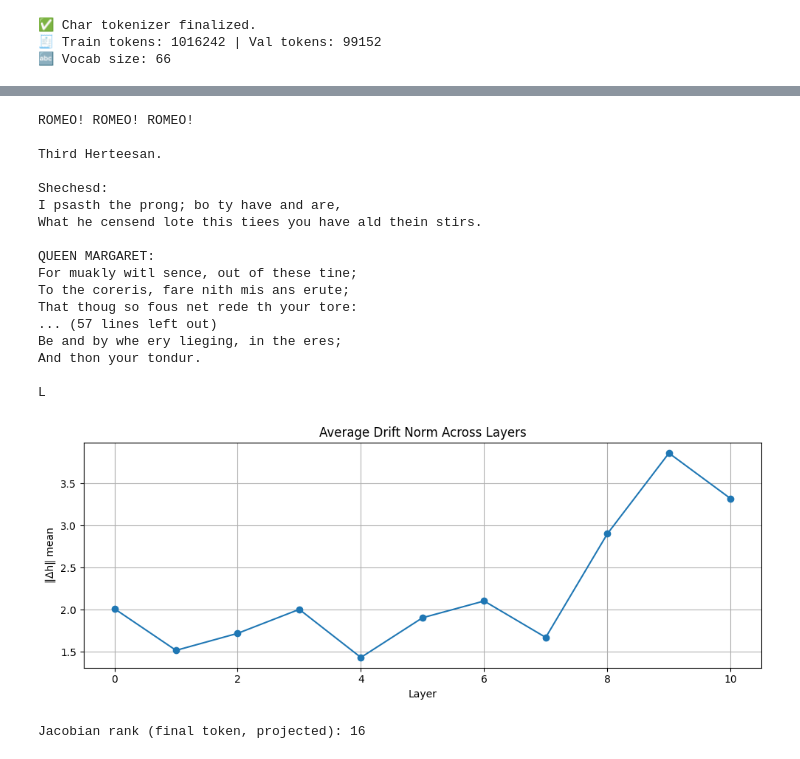
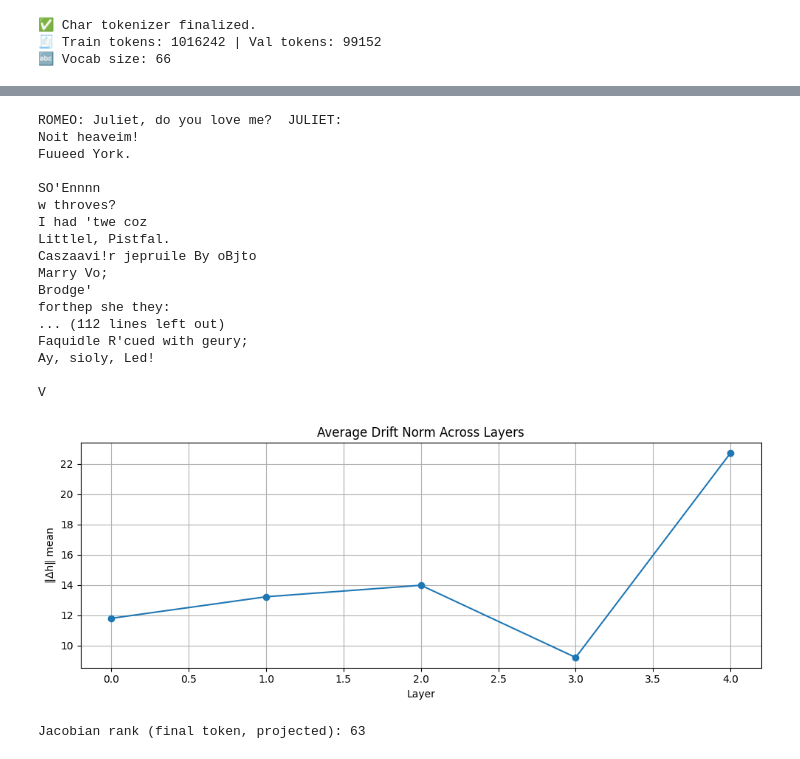
Before and after one commit to falseywinchnet/PyITD, a Jupyter notebook: tiny.ipynb, the cells around one changed output, grey strips where cells are left out. Cells and saved outputs as stored; diff of their text form; code cells hidden in the pictures.

```diff
--- a/tiny.ipynb
+++ b/tiny.ipynb
@@ -382,7 +467,7 @@ print(f"🔤 Vocab size: {len(stoi)}")
 🧾 Train tokens: 1016242 | Val tokens: 99152
 🔤 Vocab size: 66
 # %%
-import os
+# import os
 import pickle
 import numpy as np
 from torch.utils.data import DataLoader, Dataset
@@ -394,7 +479,7 @@ device = "cuda" if torch.cuda.is_available() else "cpu"
 
 # === Config ===
 data_dir = "./babylm_char_tokenized"  # <- char-tokenized data
-block_size = 2048
+block_size = 1024
 batch_size = 8
 
 # === Load tokenizer metadata ===
@@ -402,7 +487,7 @@ with open(os.path.join(data_dir, 'meta.pkl'), 'rb') as f:
     meta = pickle.load(f)
 vocab_size = meta['vocab_size']
 
-# === Load mmap data (char-level tokens, uint16) ===
+# === Load mmap edata (char-level tokens, uint16) ===
 train_ids = np.memmap(os.path.join(data_dir, 'train.bin'), dtype=np.uint16, mode='r')
 val_ids   = np.memmap(os.path.join(data_dir, 'val.bin'),   dtype=np.uint16, mode='r')
 
@@ -450,9 +535,8 @@ class GPUBatchDataset(Dataset):
 
 config = GPTConfig(
     vocab_size=len(stoi),
-    n_layer=12,
-    n_embd=16,
-    dropout=0.1,
+    n_layer=6,
+    n_embd=64,
     block_size=block_size
 )
 train_dataset = GPUBatchDataset(train_ids, block_size, batch_size, device, pad_len=0)
@@ -461,5 +545,4 @@ train_loader  = DataLoader(train_dataset, batch_size=1, shuffle=False, num_worke
 
 model = GPT(config)
 
-
 model = model.to(device)
@@ -548,0 +637,10 @@ KeyboardInterrupt:
+# %%
+CEmodel = UnigramModel(vocab_size).to(device)
+
+# evaluate on validation
+for X, Y in val_loader:  # build a DataLoader for val_ids
+    _, loss = CEmodel(X, targets=Y)
+    print("CE (nats):", loss.item())
+    print("BPC:", loss.item() / torch.log(torch.tensor(2.0)))
+    print("PPL:", torch.exp(loss).item())
+    break
@@ -839,7 +791,7 @@ with open("./babylm_char_tokenized/meta.pkl", "rb") as f:
 stoi = meta["stoi"]
 itos = meta["itos"]
 
-prompt = "ROMEO! ROMEO! ROMEO!"
+prompt = "ROMEO: Juliet, do you love me?  JULIET:"
 generated = decode_sequence_char(
     model=model,
     stoi=stoi,
@@ -850,28 +802,28 @@ generated = decode_sequence_char(
     use_fenchel=False,
     tau=1.5,
     fenchel_iters=2,
-    temperature=0.8
+    temperature=2.0
 )
 
 print(generated)
 # %% [output]
-ROMEO! ROMEO! ROMEO!
+ROMEO: Juliet, do you love me?  JULIET:
+Noit heaveim!
+Fuueed York.
 
-Third Herteesan.
+SO'Ennnn
+w throves?
+I had 'twe coz
+Littlel, Pistfal.
+Caszaavi!r jepruile By oBjto
+Marry Vo;
+Brodge'
+forthep she they:
+... (112 lines left out)
+Faquidle R'cued with geury;
+Ay, sioly, Led!
 
-Shechesd:
-I psasth the prong; bo ty have and are,
-What he censend lote this tiees you have ald thein stirs.
-
-QUEEN MARGARET:
-For muakly witl sence, out of these tine;
-To the coreris, fare nith mis ans erute;
-That thoug so fous net rede th your tore:
-... (57 lines left out)
-Be and by whe ery lieging, in the eres;
-And thon your tondur.
-
-L
+V
 # %%
 import torch
 import numpy as np
@@ -923,8 +875,7 @@ def compute_drift_trajectories(model, idx, pad_token_id=None):
     tok = idx
 
     # token + pos emb
-    tok_emb = model.transformer.wte(tok)
-    x = model.transformer.drop(tok_emb)  # [B, T_all, C]
+    x = model.transformer.wte(tok)
 
     layers = []
     with torch.no_grad():
@@ -959,8 +910,7 @@ def compute_jacobian_rank(model, idx, projection_dim=324, pad_token_id=None):
     tok_emb = model.transformer.wte(tok)
     emb = tok_emb
 
-    def forward_emb(emb_input):
-        x = model.transformer.drop(emb_input)
+    def forward_emb(x):
         for block in model.transformer.h:
             x = block(x)             # time shrinks each block
         logits = model.lm_head(x)    # [B, T_out, V]
@@ -974,35 +924,35 @@ def compute_jacobian_rank(model, idx, projection_dim=324, pad_token_id=None):
         gi = grad(output, emb, grad_outputs=go, retain_graph=True)[0]  # [B, T_all, C]
         jac_rows.append(gi[:, -1, :].detach().cpu().numpy().squeeze()) # grad w.r.t. last input step
     J = np.stack(jac_rows, axis=0)     # [P, C]
     return int(np.linalg.matrix_rank(J))
 
 def plot_drift(drift_norms):
     """
     Plot average drift norm per layer.
     """
     plt.figure(figsize=(10, 4))
     plt.plot([np.mean(d) for d in drift_norms], marker='o')
     plt.title("Average Drift Norm Across Layers")
     plt.xlabel("Layer")
     plt.ylabel("‖Δh‖ mean")
     plt.grid(True)
     plt.tight_layout()
     plt.show()
 
 device = torch.device("cuda" if torch.cuda.is_available() else "cpu")
 
 # Example usage
 input_ids = torch.randint(0, model.config.vocab_size, (1, model.config.block_size)).to(device)
 
 jac_rank = compute_jacobian_rank(model, input_ids)
 
 drift_norms = compute_drift_trajectories(model, input_ids)
 plot_drift(drift_norms)
 
 print("Jacobian rank (final token, projected):", jac_rank)
 # %% [output]
-[figure, old version]
+[figure, new version]
-Jacobian rank (final token, projected): 16
+Jacobian rank (final token, projected): 63
 # %%
 import torch
 import numpy as np
```
Also changed, not shown: parts of 20 cells of this notebook.
